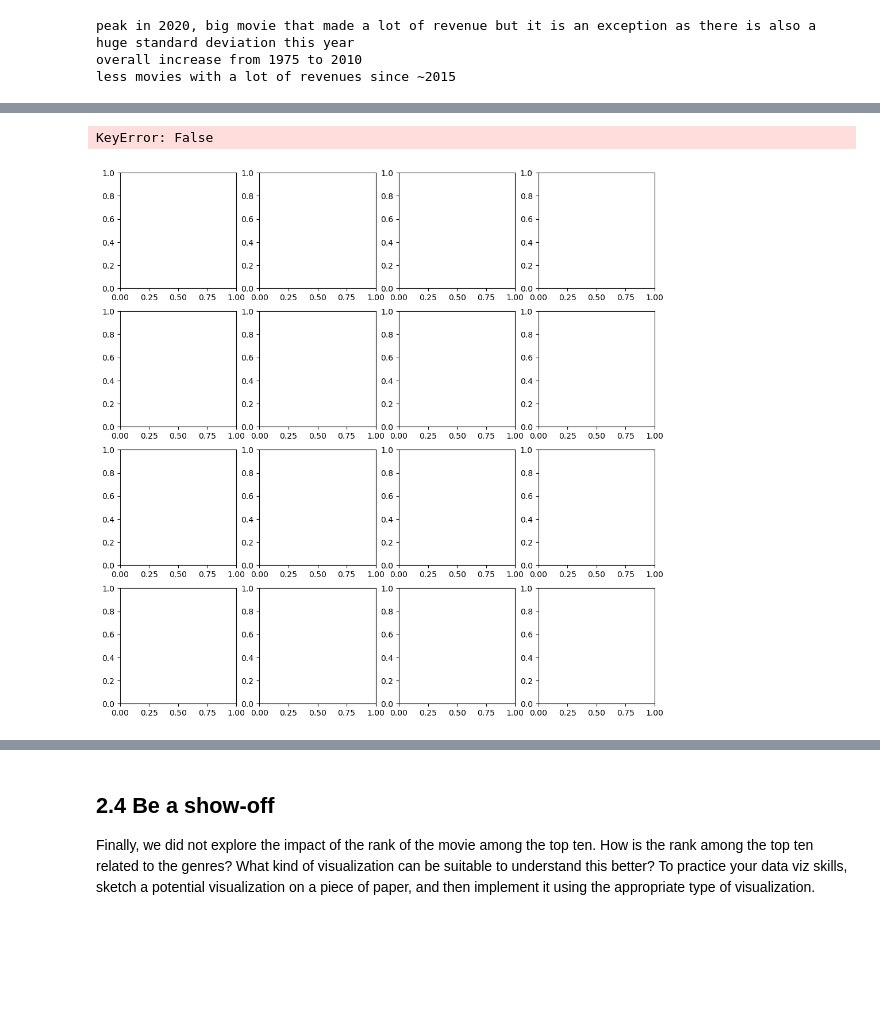
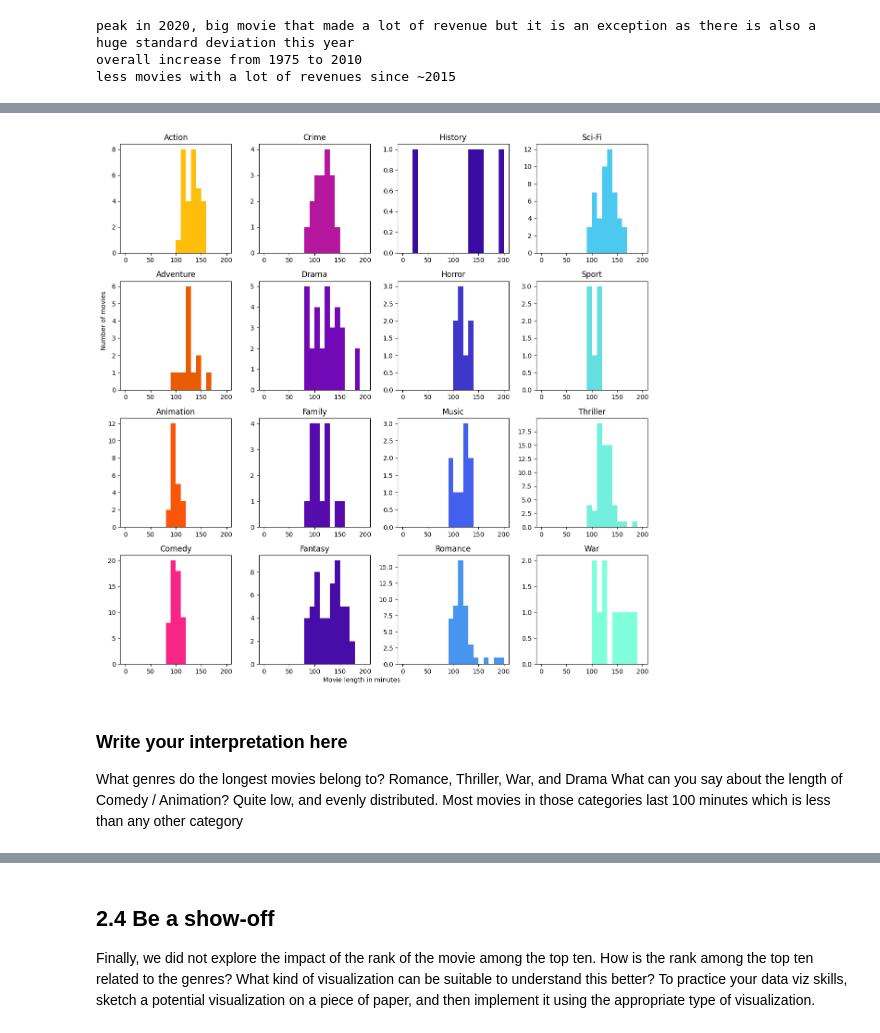
Before and after one commit to OrianePP/ada2024, a Jupyter notebook: Exercises/02 - Data viz and data from the web/Becoming a DataVizard exercise.ipynb, the cells around one changed output, grey strips where cells are left out. Drawn from its saved outputs; the diff is of its cells as text; code cells hidden in the pictures; blank space fills up the shorter version.

```diff
--- a/Exercises/02 - Data viz and data from the web/Becoming a DataVizard exercise.ipynb
+++ b/Exercises/02 - Data viz and data from the web/Becoming a DataVizard exercise.ipynb
@@ -250,31 +250,3 @@ less movies with a lot of revenues since ~2015
 - How could we assign different color to each subplot (each genre)? What type of palette would be the best choice? Make a variation of the visualzation where each genre is visualized in a different color.
 
 <img src="figure3.jpg" style="width: 500px;" align="left">
-# %%
-# Calculate stats by genre here
-movies_per_genre = movies.drop(columns=['Genre_2', 'Genre_3','imdb_rating', 'rank_in_year', 'rating', 'studio', 'worldwide_gross', 'year'])
-movies_per_genre
-
-# Write your code to make 4x4 panel here
-fig, axes = plt.subplots(nrows=4, ncols=4, figsize=(12, 12))
-
-genres = np.array(movies_per_genre['Main_Genre'].unique())
-reshaped_genres = genres.reshape(4,4)
-
-for i in range(4):
-    for j in range(4):
-        movies_genre_only = movies_per_genre['Main_Genre' == reshaped_genres[i,j]]
-
-        axes[i, j].hist(movies_genre_only['lenght'], bins = 50, color = "#023e8a")
-        axes[i, j].set_title(reshaped_genres[i,j])
-        axes[i, j].set_xlabel('Movie lenght in minutes')
-        axes[i, j].set_ylabel('Number of movies')
-
-# Adjust layout to prevent overlapping labels
-plt.tight_layout()
-
-# Display the plot
-plt.show()
-# %% [output]
-KeyError: False
-[figure, removed]
@@ -283,3 +253,33 @@ KeyError: False
+# %%
+# Calculate stats by genre here
+stats_by_genre = movies.groupby('Main_Genre').apply(lambda x: pd.Series({
+        'length': x['length'].values
+    }))
+
+# Write your code to make 4x4 panel here
+fig, axes = plt.subplots(nrows=4, ncols=4, figsize=(12, 12))
+colors = ["#ffbe0b", "#e85d04", "#fb5607", "#f72585","#b5179e","#7209b7","#560bad","#480ca8","#3a0ca3","#3f37c9","#4361ee","#4895ef","#4cc9f0", "#64dfdf", "#72efdd", "#80ffdb"]
+
+for i in range(16):
+    sbplt = axes[i%4, math.floor(i/4)]
+    sbplt.hist(stats_by_genre.iloc[i].values,range = [0,200],bins = 20, color=colors[i])
+    sbplt.set_title(stats_by_genre.index[i])
+
+# Adjust layout to prevent overlapping labels
+plt.tight_layout()
+
+fig.text(0.4,0, "Movie length in minutes")
+fig.text(0,0.6, "Number of movies", rotation = 90)
+
+# Display the plot
+plt.show()
+# %% [output]
+[figure, added]
+# %% [markdown]
+### Write your interpretation here
+
+What genres do the longest movies belong to? Romance, Thriller, War, and Drama
+What can you say about the length of Comedy / Animation? Quite low, and evenly distributed. Most movies in those categories last 100 minutes which is less than any other category
 # %% [markdown]
 ## 2.3 Heatmaps
 
```
Also changed, not shown: parts of 11 cells of this notebook.
